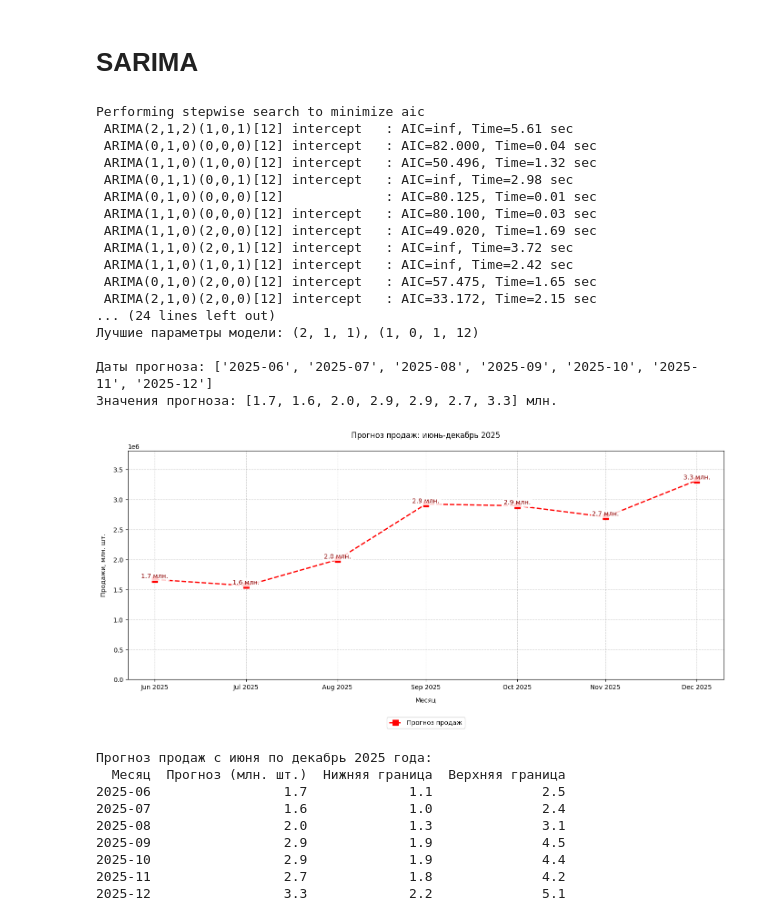
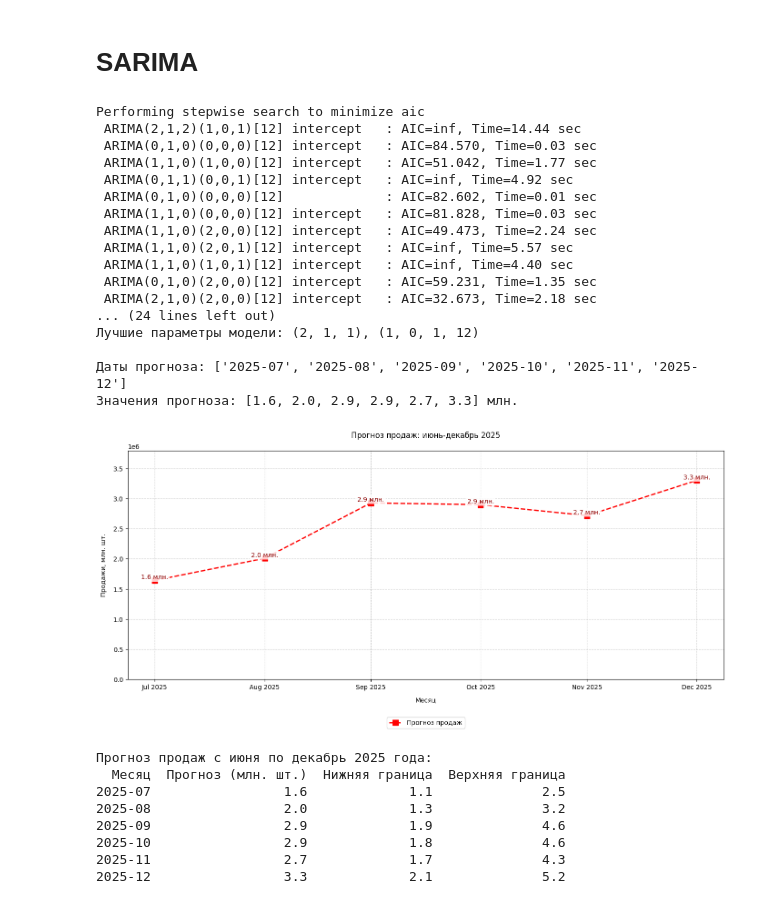
Before and after one commit to andreykoz82/StockAnalysis, a Jupyter notebook: scripts/forecast_sarima_4all.ipynb, the cells around one changed output. Drawn from its saved outputs; the diff is of its cells as text; code cells hidden in the pictures.

```diff
--- a/scripts/forecast_sarima_4all.ipynb
+++ b/scripts/forecast_sarima_4all.ipynb
@@ -37,7 +37,7 @@ df_full['sales'] = df_full['sales'].fillna(0)
 df_full = df_full.set_index('date')
 
 # 2. Обучение модели на данных по май 2025 включительно
-train_end = pd.to_datetime("2025-05-31")
+train_end = pd.to_datetime("2025-06-30")
 X_train = df_full.loc[:train_end]
 
 y_train = np.log1p(X_train['sales'])
@@ -52,7 +52,7 @@ model = auto_arima(y_train,
 print(f"Лучшие параметры модели: {model.order}, {model.seasonal_order}")  # Исправлено здесь
 
 # 3. Прогнозирование с июня по декабрь 2025
-forecast_start = pd.to_datetime("2025-06-01")
+forecast_start = pd.to_datetime("2025-07-01")
 forecast_end = pd.to_datetime("2025-12-31")
 forecast_dates = pd.date_range(start=forecast_start, end=forecast_end, freq='ME')
 steps = len(forecast_dates)
@@ -86,53 +86,52 @@ ax = plt.gca()
 ax.xaxis.set_major_locator(mdates.MonthLocator())
 ax.xaxis.set_major_formatter(mdates.DateFormatter('%b %Y'))
 plt.xticks(plot_dates, [date.strftime('%b %Y') for date in forecast_dates])
 
 # Настройки графика
 plt.title('Прогноз продаж: июнь-декабрь 2025', pad=20)
 plt.xlabel('Месяц', labelpad=10)
 plt.ylabel('Продажи, млн. шт.', labelpad=10)
 plt.grid(True, linestyle='--', alpha=0.6)
 plt.legend(loc='upper center', bbox_to_anchor=(0.5, -0.15), ncol=1)
 plt.ylim(0, forecast_values.max() * 1.15)
 
 plt.tight_layout()
 plt.subplots_adjust(bottom=0.2)
 plt.show()
 
 # 5. Результирующая таблица
 forecast_df = pd.DataFrame({
     'Месяц': forecast_dates.strftime('%Y-%m'),
     'Прогноз (млн. шт.)': (forecast_values/1_000_000).round(1),
     'Нижняя граница': (conf_int[:, 0]/1_000_000).round(1),
     'Верхняя граница': (conf_int[:, 1]/1_000_000).round(1)
 })
 print("\nПрогноз продаж с июня по декабрь 2025 года:")
 print(forecast_df.to_string(index=False))
 # %% [output]
 Performing stepwise search to minimize aic
- ARIMA(2,1,2)(1,0,1)[12] intercept   : AIC=inf, Time=5.61 sec
- ARIMA(0,1,0)(0,0,0)[12] intercept   : AIC=82.000, Time=0.04 sec
- ARIMA(1,1,0)(1,0,0)[12] intercept   : AIC=50.496, Time=1.32 sec
- ARIMA(0,1,1)(0,0,1)[12] intercept   : AIC=inf, Time=2.98 sec
- ARIMA(0,1,0)(0,0,0)[12]             : AIC=80.125, Time=0.01 sec
- ARIMA(1,1,0)(0,0,0)[12] intercept   : AIC=80.100, Time=0.03 sec
- ARIMA(1,1,0)(2,0,0)[12] intercept   : AIC=49.020, Time=1.69 sec
- ARIMA(1,1,0)(2,0,1)[12] intercept   : AIC=inf, Time=3.72 sec
- ARIMA(1,1,0)(1,0,1)[12] intercept   : AIC=inf, Time=2.42 sec
- ARIMA(0,1,0)(2,0,0)[12] intercept   : AIC=57.475, Time=1.65 sec
- ARIMA(2,1,0)(2,0,0)[12] intercept   : AIC=33.172, Time=2.15 sec
+ ARIMA(2,1,2)(1,0,1)[12] intercept   : AIC=inf, Time=14.44 sec
+ ARIMA(0,1,0)(0,0,0)[12] intercept   : AIC=84.570, Time=0.03 sec
+ ARIMA(1,1,0)(1,0,0)[12] intercept   : AIC=51.042, Time=1.77 sec
+ ARIMA(0,1,1)(0,0,1)[12] intercept   : AIC=inf, Time=4.92 sec
+ ARIMA(0,1,0)(0,0,0)[12]             : AIC=82.602, Time=0.01 sec
+ ARIMA(1,1,0)(0,0,0)[12] intercept   : AIC=81.828, Time=0.03 sec
+ ARIMA(1,1,0)(2,0,0)[12] intercept   : AIC=49.473, Time=2.24 sec
+ ARIMA(1,1,0)(2,0,1)[12] intercept   : AIC=inf, Time=5.57 sec
+ ARIMA(1,1,0)(1,0,1)[12] intercept   : AIC=inf, Time=4.40 sec
+ ARIMA(0,1,0)(2,0,0)[12] intercept   : AIC=59.231, Time=1.35 sec
+ ARIMA(2,1,0)(2,0,0)[12] intercept   : AIC=32.673, Time=2.18 sec
 ... (24 lines left out)
 Лучшие параметры модели: (2, 1, 1), (1, 0, 1, 12)
 
-Даты прогноза: ['2025-06', '2025-07', '2025-08', '2025-09', '2025-10', '2025-11', '2025-12']
-Значения прогноза: [1.7, 1.6, 2.0, 2.9, 2.9, 2.7, 3.3] млн.
+Даты прогноза: ['2025-07', '2025-08', '2025-09', '2025-10', '2025-11', '2025-12']
+Значения прогноза: [1.6, 2.0, 2.9, 2.9, 2.7, 3.3] млн.
-[figure, old version]
+[figure, new version]
 Прогноз продаж с июня по декабрь 2025 года:
   Месяц  Прогноз (млн. шт.)  Нижняя граница  Верхняя граница
-2025-06                 1.7             1.1              2.5
-2025-07                 1.6             1.0              2.4
-2025-08                 2.0             1.3              3.1
-2025-09                 2.9             1.9              4.5
-2025-10                 2.9             1.9              4.4
-2025-11                 2.7             1.8              4.2
-2025-12                 3.3             2.2              5.1
+2025-07                 1.6             1.1              2.5
+2025-08                 2.0             1.3              3.2
+2025-09                 2.9             1.9              4.6
+2025-10                 2.9             1.8              4.6
+2025-11                 2.7             1.7              4.3
+2025-12                 3.3             2.1              5.2
```
Also changed, not shown: 6 other files.
